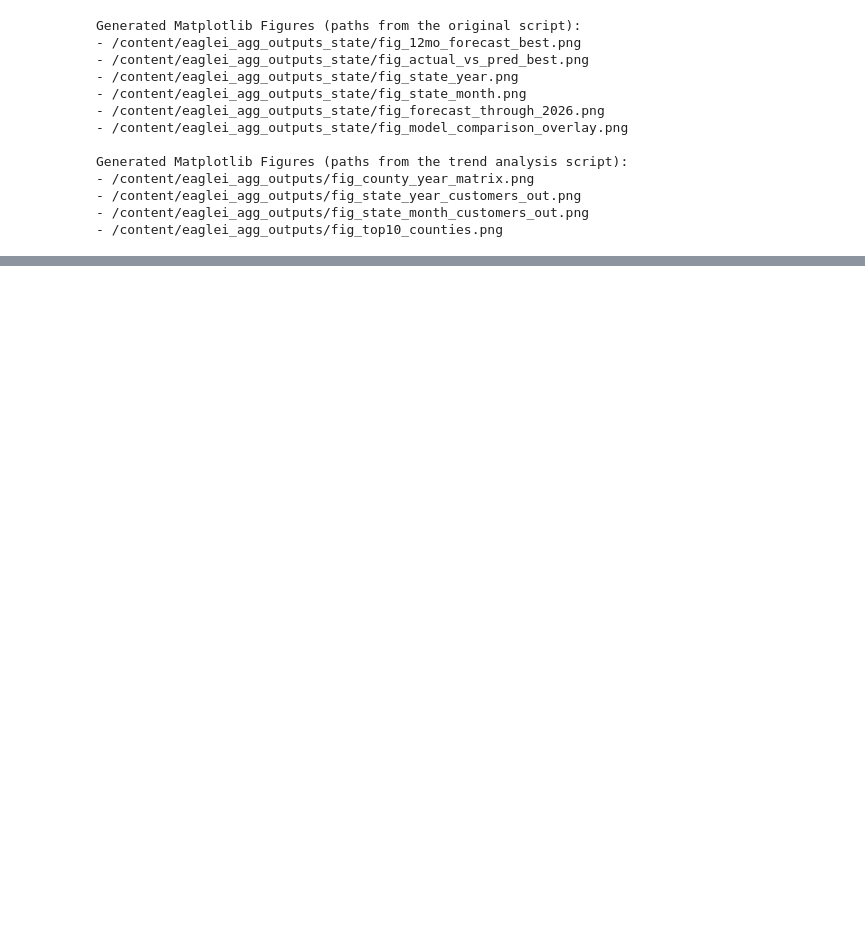
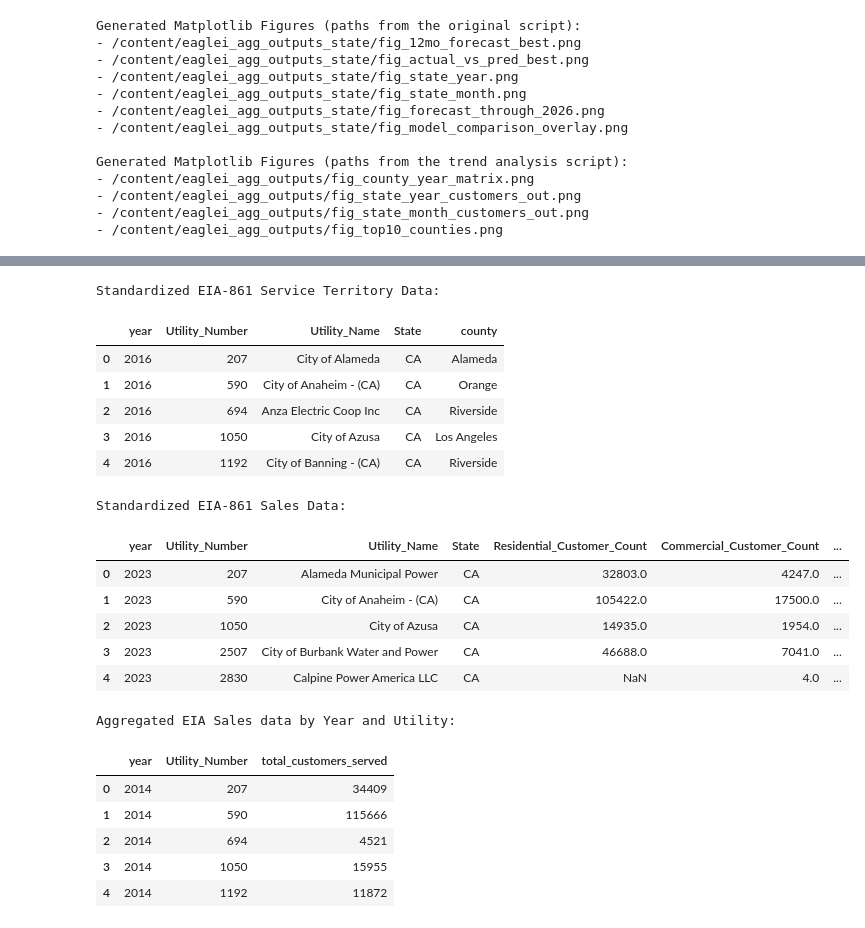
Before and after one commit to victorialovefranklin/Toward-Climate-Resilient-Energy-Systems, a Jupyter notebook: EAGLE_I_Aggregated_(Statewide)_Trends_Models_Forecast.ipynb, the cells around one changed output, grey strips where cells are left out. Saved outputs shown, nothing was run; the diff lists cells and outputs as text; code cells hidden in the pictures; blank space fills up the shorter version.

```diff
--- a/EAGLE_I_Aggregated_(Statewide)_Trends_Models_Forecast.ipynb
+++ b/EAGLE_I_Aggregated_(Statewide)_Trends_Models_Forecast.ipynb
@@ -1119,0 +1268,36 @@ Generated Matplotlib Figures (paths from the trend analysis script):
+# %%
+# Aggregate standardized EIA sales data by year and Utility_Number
+eia_sales_yearly_utility = eia_sales_std_df.groupby(['year', 'Utility_Number'], as_index=False).agg(
+    total_customers_served=('Total_Customer_ Count', 'sum')
+)
+
+print("\nStandardized EIA-861 Service Territory Data:")
+display(eia_territory_std_df.head())
+
+print("\nStandardized EIA-861 Sales Data:")
+display(eia_sales_std_df.head())
+
+print("\nAggregated EIA Sales data by Year and Utility:")
+display(eia_sales_yearly_utility.head())
+# %% [output]
+Standardized EIA-861 Service Territory Data:
+|  | year | Utility_Number | Utility_Name | State | county |
+| 0 | 2016 | 207 | City of Alameda | CA | Alameda |
+| 1 | 2016 | 590 | City of Anaheim - (CA) | CA | Orange |
+| 2 | 2016 | 694 | Anza Electric Coop Inc | CA | Riverside |
+| 3 | 2016 | 1050 | City of Azusa | CA | Los Angeles |
+| 4 | 2016 | 1192 | City of Banning - (CA) | CA | Riverside |
+Standardized EIA-861 Sales Data:
+|  | year | Utility_Number | Utility_Name | State | Residential_Customer_Count | Commercial_Customer_Count | ... |
+| 0 | 2023 | 207 | Alameda Municipal Power | CA | 32803.0 | 4247.0 | ... |
+| 1 | 2023 | 590 | City of Anaheim - (CA) | CA | 105422.0 | 17500.0 | ... |
+| 2 | 2023 | 1050 | City of Azusa | CA | 14935.0 | 1954.0 | ... |
+| 3 | 2023 | 2507 | City of Burbank Water and Power | CA | 46688.0 | 7041.0 | ... |
+| 4 | 2023 | 2830 | Calpine Power America LLC | CA | NaN | 4.0 | ... |
+Aggregated EIA Sales data by Year and Utility:
+|  | year | Utility_Number | total_customers_served |
+| 0 | 2014 | 207 | 34409 |
+| 1 | 2014 | 590 | 115666 |
+| 2 | 2014 | 694 | 4521 |
+| 3 | 2014 | 1050 | 15955 |
+| 4 | 2014 | 1192 | 11872 |
```
Also changed, not shown: parts of 23 cells of this notebook.
